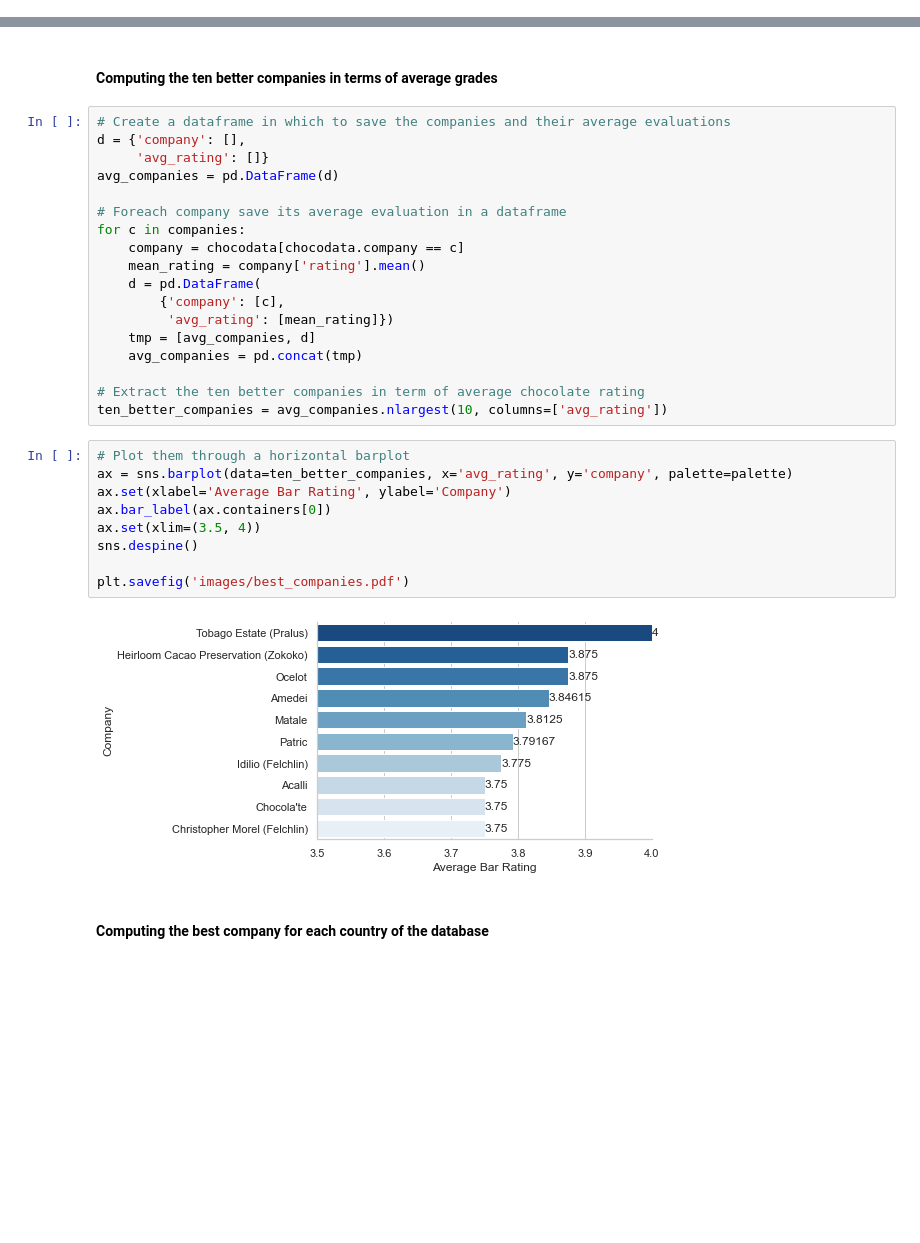
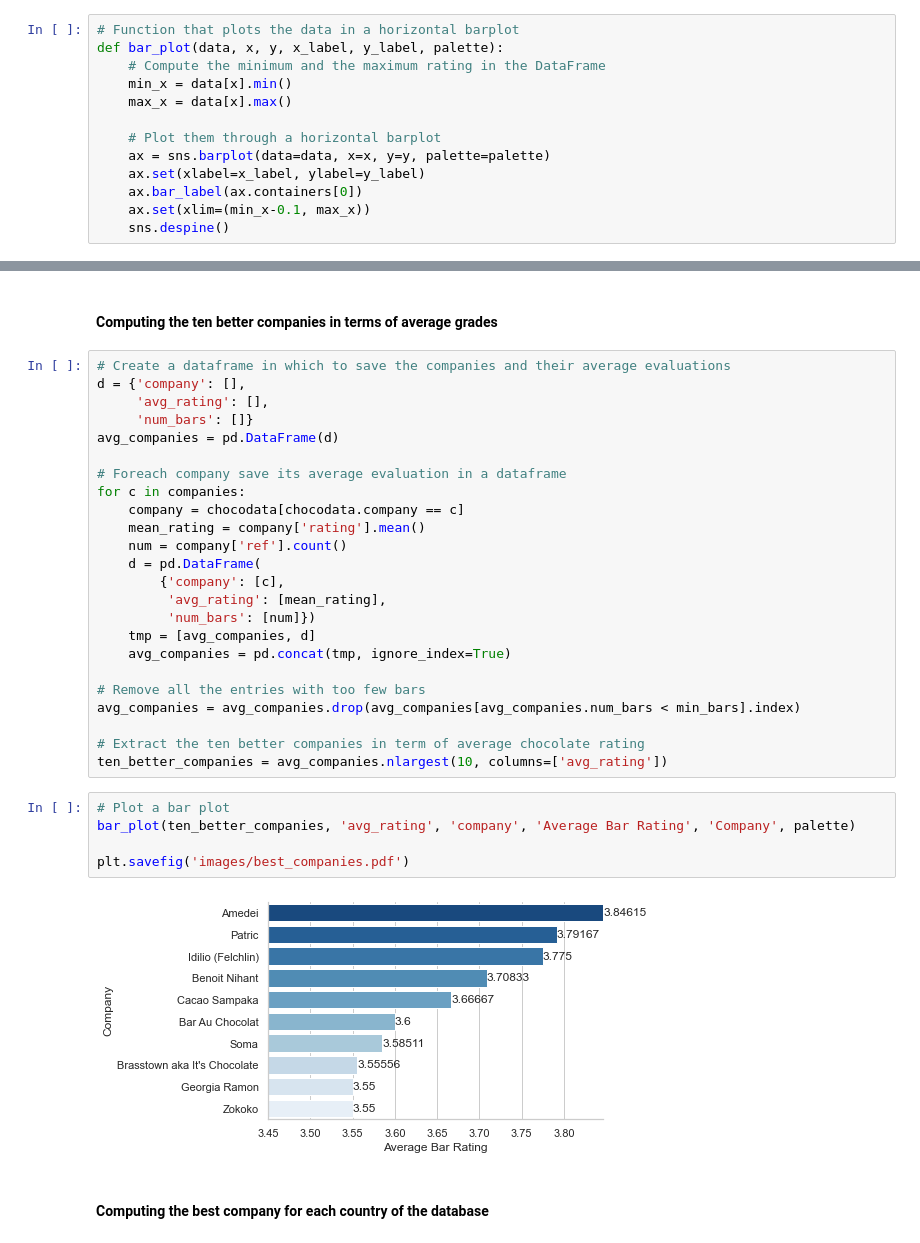
Before and after one commit to loris2222/ChocoData, a Jupyter notebook: code/Companies and Chocostats.ipynb, the cells around one changed output, grey strips where cells are left out. Saved outputs shown, nothing was run; the diff lists cells and outputs as text; blank space fills up the shorter version.

```diff
--- a/code/Companies and Chocostats.ipynb
+++ b/code/Companies and Chocostats.ipynb
@@ -48,0 +54,13 @@ palette = palette[::-1]
+# %%
+# Function that plots the data in a horizontal barplot
+def bar_plot(data, x, y, x_label, y_label, palette):
+    # Compute the minimum and the maximum rating in the DataFrame
+    min_x = data[x].min()
+    max_x = data[x].max()
+
+    # Plot them through a horizontal barplot
+    ax = sns.barplot(data=data, x=x, y=y, palette=palette)
+    ax.set(xlabel=x_label, ylabel=y_label)
+    ax.bar_label(ax.containers[0])
+    ax.set(xlim=(min_x-0.1, max_x))
+    sns.despine()
@@ -59,32 +96,34 @@ countries = chocodata.company_location.unique()
 # %%
 # Create a dataframe in which to save the companies and their average evaluations
 d = {'company': [],
-     'avg_rating': []}
+     'avg_rating': [],
+     'num_bars': []}
 avg_companies = pd.DataFrame(d)
 
 # Foreach company save its average evaluation in a dataframe
 for c in companies:
     company = chocodata[chocodata.company == c]
     mean_rating = company['rating'].mean()
+    num = company['ref'].count()
     d = pd.DataFrame(
         {'company': [c],
-         'avg_rating': [mean_rating]})
+         'avg_rating': [mean_rating],
+         'num_bars': [num]})
     tmp = [avg_companies, d]
-    avg_companies = pd.concat(tmp)
+    avg_companies = pd.concat(tmp, ignore_index=True)
+
+# Remove all the entries with too few bars
+avg_companies = avg_companies.drop(avg_companies[avg_companies.num_bars < min_bars].index)
 
 # Extract the ten better companies in term of average chocolate rating
 ten_better_companies = avg_companies.nlargest(10, columns=['avg_rating'])
-# %%
-# Plot them through a horizontal barplot
-ax = sns.barplot(data=ten_better_companies, x='avg_rating', y='company', palette=palette)
-ax.set(xlabel='Average Bar Rating', ylabel='Company')
-ax.bar_label(ax.containers[0])
-ax.set(xlim=(3.5, 4))
-sns.despine()
-
-plt.savefig('images/best_companies.pdf')
-# %% [output]
-[figure, removed]
+# %%
+# Plot a bar plot
+bar_plot(ten_better_companies, 'avg_rating', 'company', 'Average Bar Rating', 'Company', palette)
+
+plt.savefig('images/best_companies.pdf')
+# %% [output]
+[figure, added]
 # %% [markdown]
 #### Computing the best company for each country of the database
 # %%
```
Also changed, not shown: parts of 21 cells of this notebook, 8 other files.
